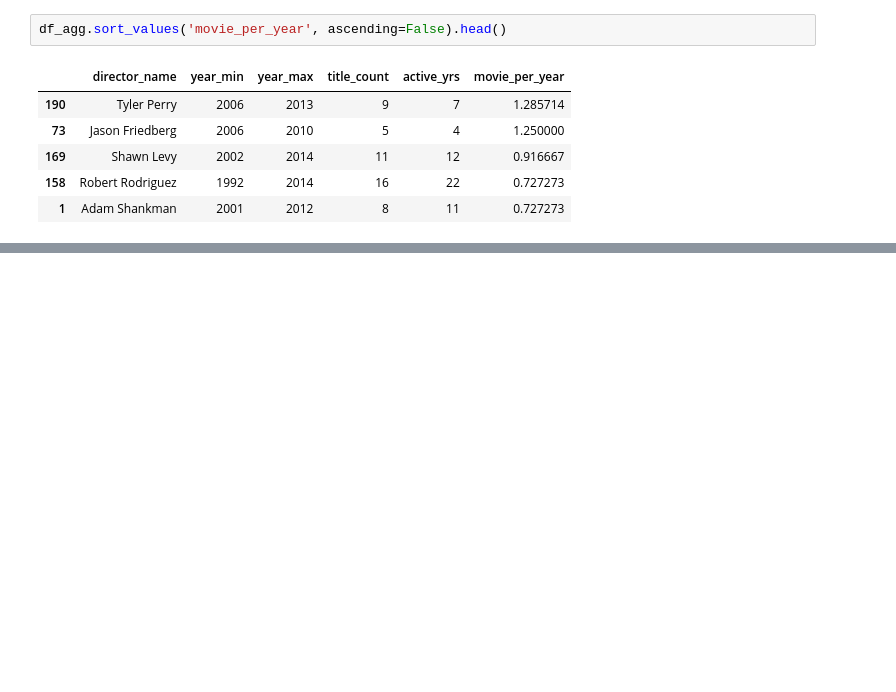
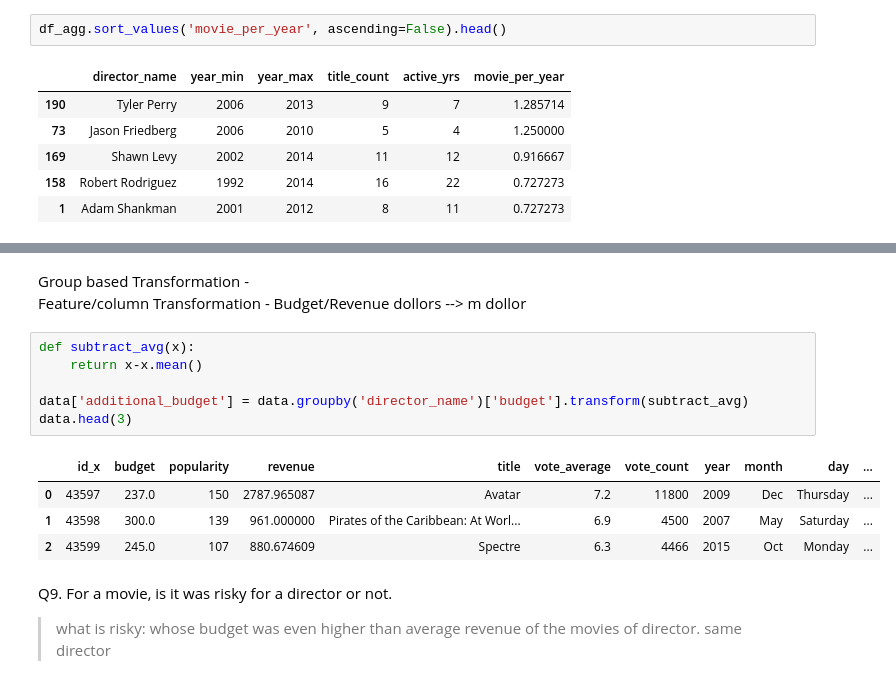
Before and after one commit to VishalDeoPrasad/InterviewBit, a Jupyter notebook: 14. Pandas/Pandas.ipynb, the cells around one changed output, grey strips where cells are left out. Drawn from its saved outputs; the diff is of its cells as text; blank space fills up the shorter version.

```diff
--- a/14. Pandas/Pandas.ipynb
+++ b/14. Pandas/Pandas.ipynb
@@ -1142,0 +1198,17 @@ df_agg.sort_values('movie_per_year', ascending=False).head()
+# %% [markdown]
+Group based Transformation - <br>
+Feature/column Transformation - Budget/Revenue dollors --> m dollor
+# %%
+def subtract_avg(x):
+    return x-x.mean()
+
+data['additional_budget'] = data.groupby('director_name')['budget'].transform(subtract_avg)
+data.head(3)
+# %% [output]
+|  | id_x | budget | popularity | revenue | title | vote_average | vote_count | year | month | day | ... |
+| 0 | 43597 | 237.0 | 150 | 2787.965087 | Avatar | 7.2 | 11800 | 2009 | Dec | Thursday | ... |
+| 1 | 43598 | 300.0 | 139 | 961.000000 | Pirates of the Caribbean: At Worl... | 6.9 | 4500 | 2007 | May | Saturday | ... |
+| 2 | 43599 | 245.0 | 107 | 880.674609 | Spectre | 6.3 | 4466 | 2015 | Oct | Monday | ... |
+# %% [markdown]
+Q9. For a movie, is it was risky for a director or not.
+> what is risky: whose budget was even higher than average revenue of the movies of director. same director
```
Also changed, not shown: parts of 10 cells of this notebook.
